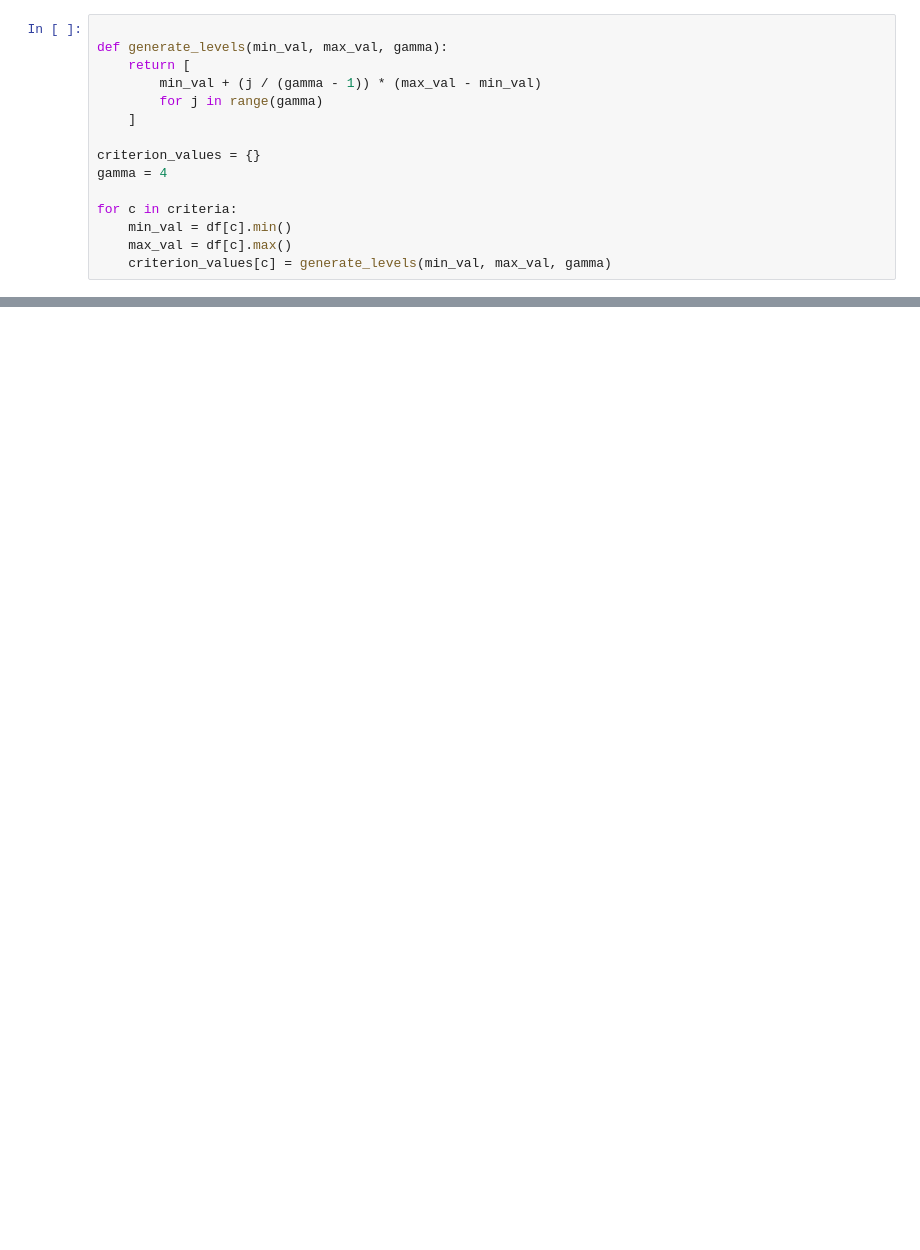
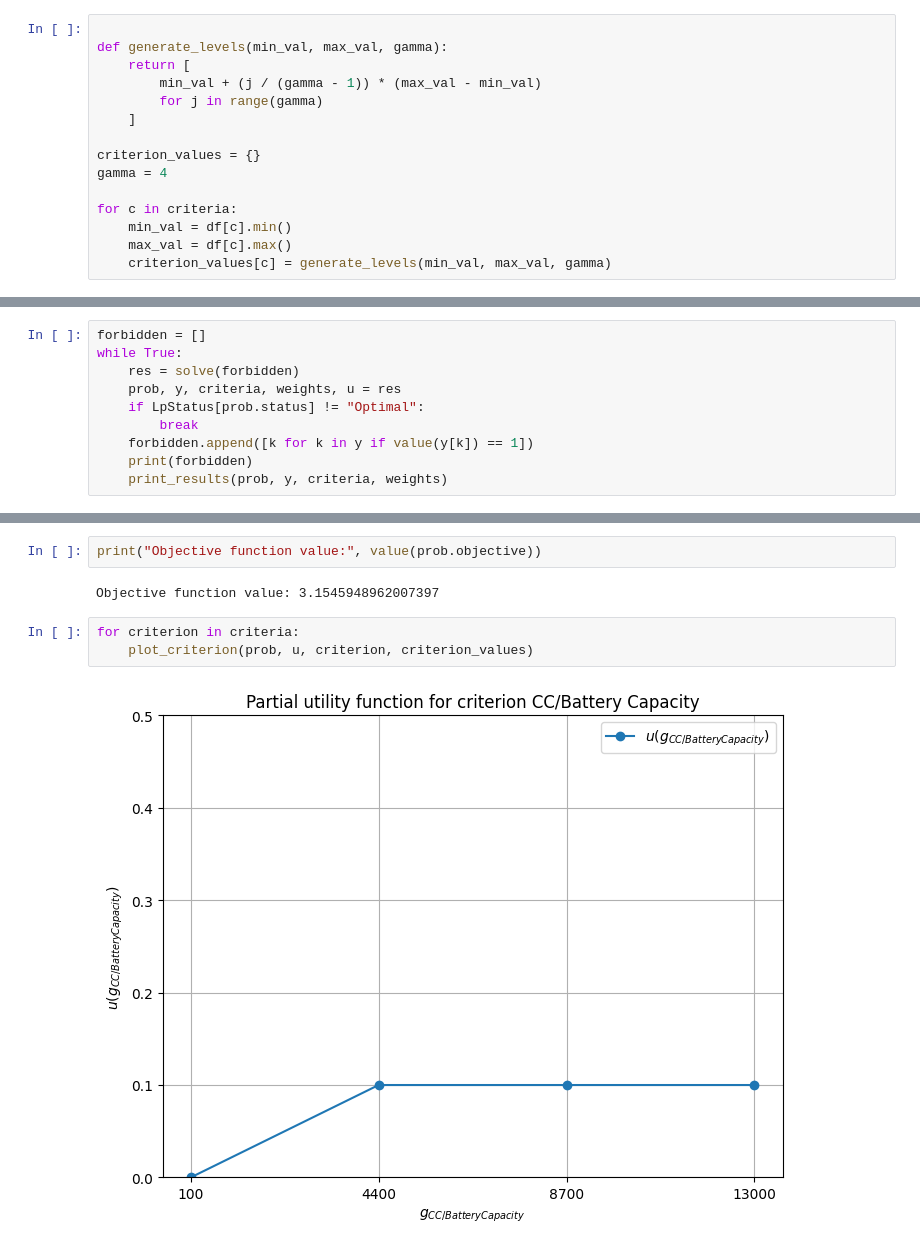
Before and after one commit to KacperKuznik/Decision-Analysis-UTA-AHP, a Jupyter notebook: uta.ipynb, the cells around one changed output, grey strips where cells are left out. Saved outputs shown, nothing was run; the diff lists cells and outputs as text; blank space fills up the shorter version.

```diff
--- a/uta.ipynb
+++ b/uta.ipynb
@@ -230,0 +262,10 @@ Cars Prices 0.1
+# %%
+forbidden = []
+while True:
+    res = solve(forbidden)
+    prob, y, criteria, weights, u = res
+    if LpStatus[prob.status] != "Optimal":
+        break
+    forbidden.append([k for k in y if value(y[k]) == 1])
+    print(forbidden)
+    print_results(prob, y, criteria, weights)
@@ -230,0 +395,9 @@ Cars Prices 0.1
+# %%
+print("Objective function value:", value(prob.objective))
+# %% [output]
+Objective function value: 3.1545948962007397
+# %%
+for criterion in criteria:
+    plot_criterion(prob, u, criterion, criterion_values)
+# %% [output]
+[figure, added]
```
Also changed, not shown: parts of 14 cells of this notebook.
